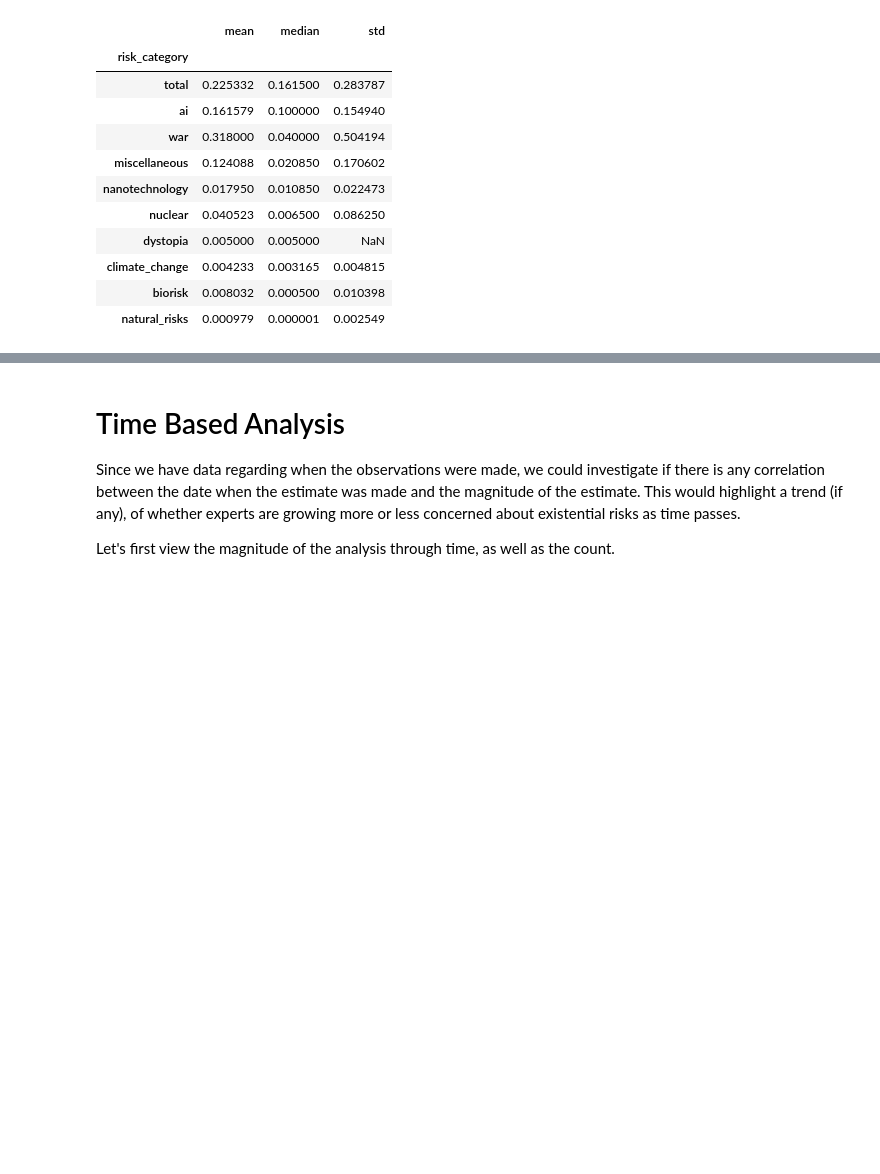
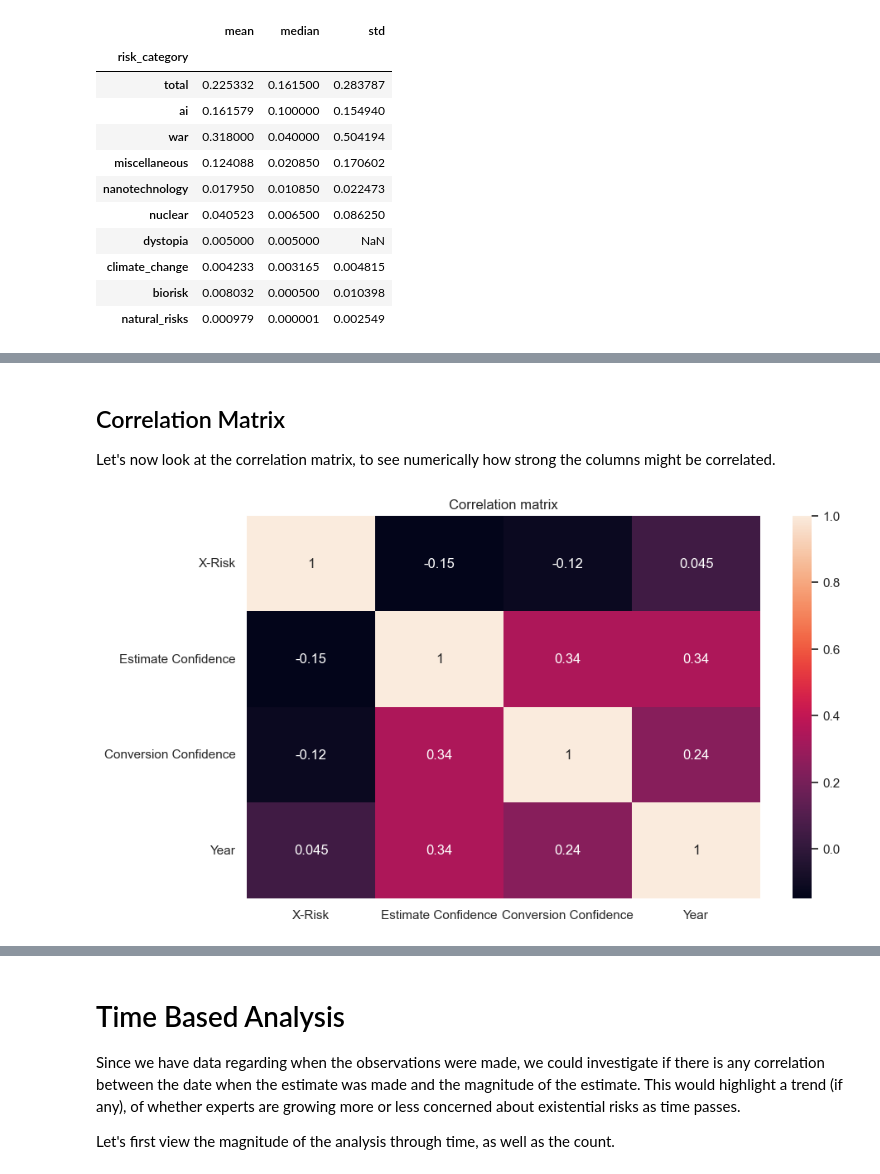
Before and after one commit to aarangop/the-extinction-game, a Jupyter notebook: x-risk-eda.ipynb, the cells around one changed output, grey strips where cells are left out. Drawn from its saved outputs; the diff is of its cells as text; code cells hidden in the pictures; blank space fills up the shorter version.

```diff
--- a/x-risk-eda.ipynb
+++ b/x-risk-eda.ipynb
@@ -116,0 +300,11 @@ We'll avoid a more detailed analysis for now, and save it for the end of the EDA
+# %% [markdown]
+## Correlation Matrix
+
+Let's now look at the correlation matrix, to see numerically how strong the columns might be correlated.
+# %%
+labels=['X-Risk', 'Estimate Confidence', 'Conversion Confidence', 'Year']
+ax = sns.heatmap(df_numeric.corr(), annot=True, xticklabels=labels, yticklabels=labels)
+ax.set_title('Correlation matrix')
+plt.show()
+# %% [output]
+[figure, added]
```
Also changed, not shown: parts of 82 cells of this notebook, 4 other files.
